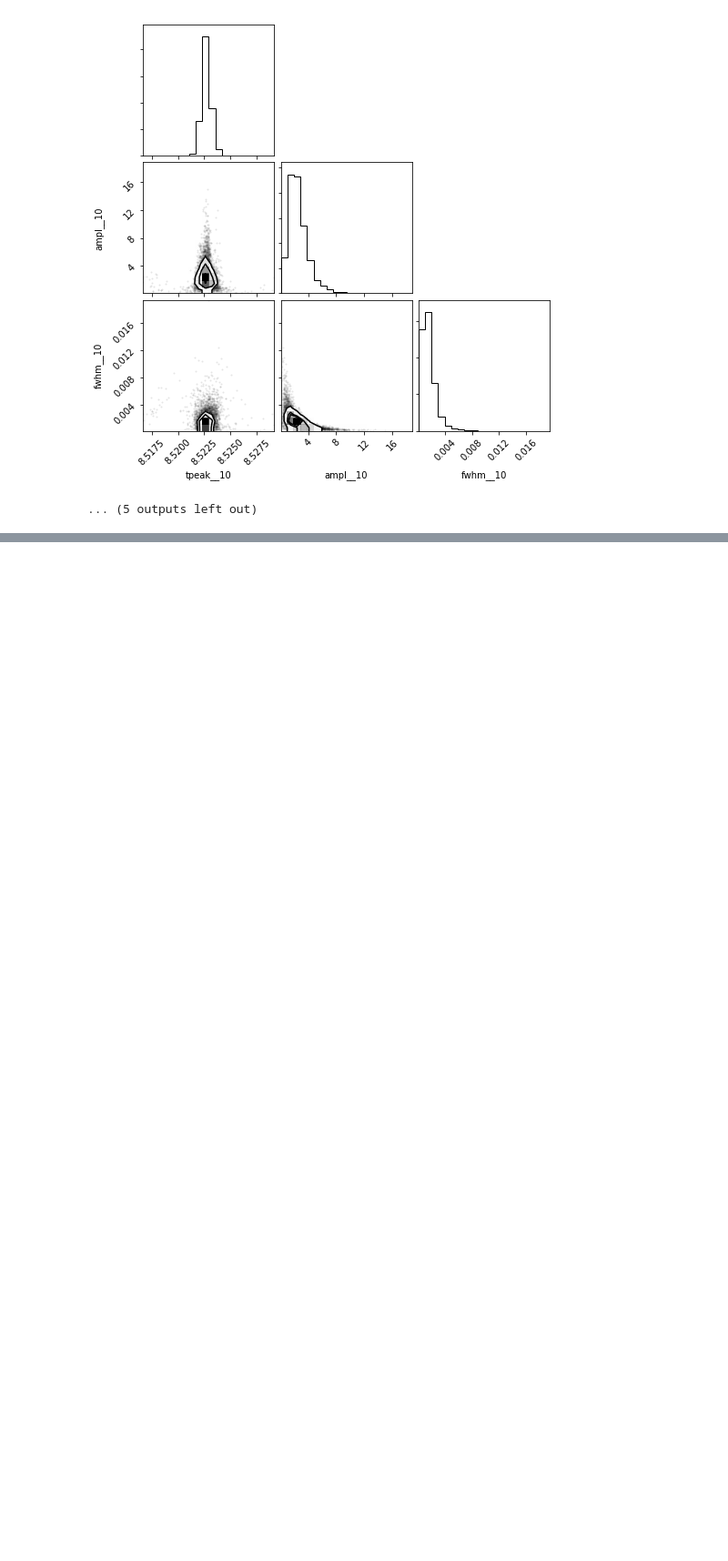
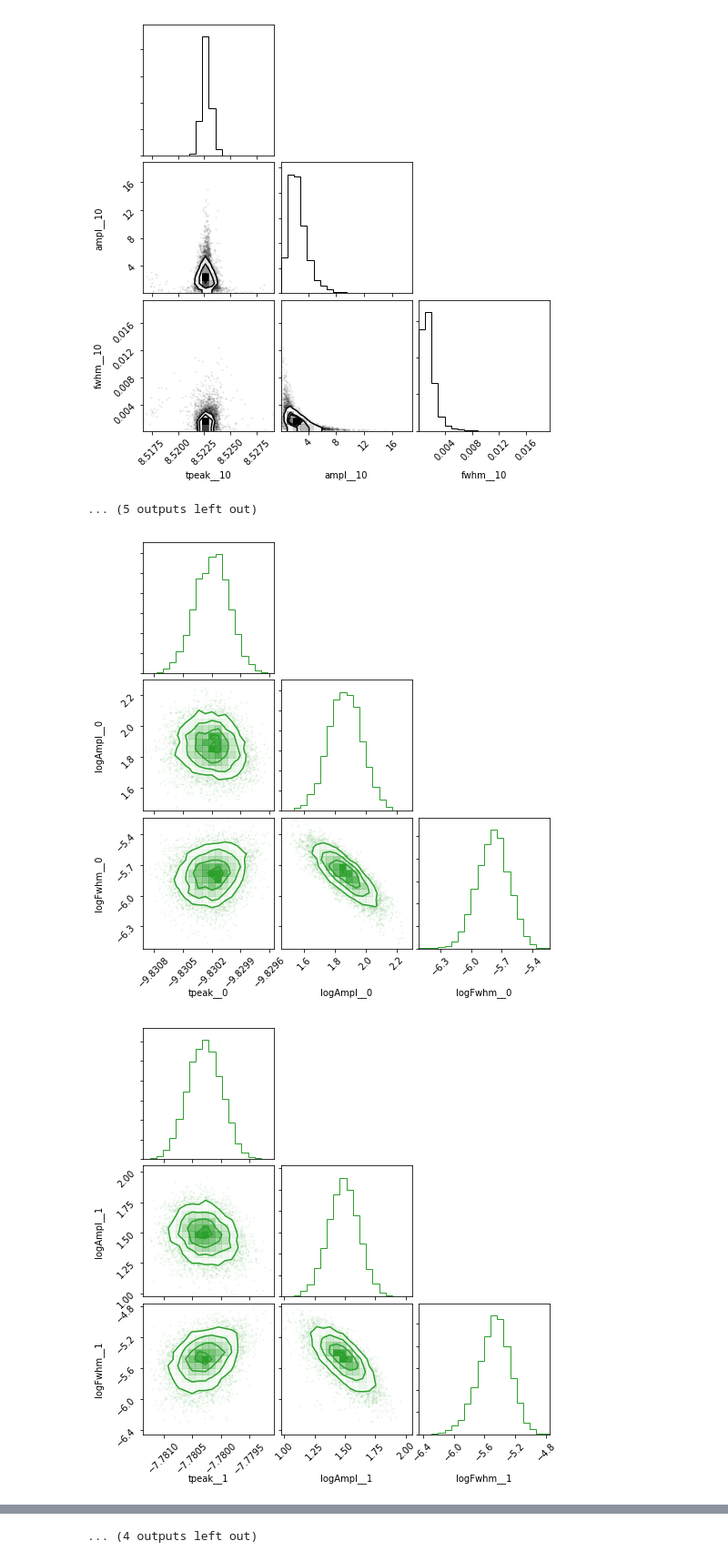
Before and after one commit to mrtommyb/xoflares, a Jupyter notebook: notebooks/xoflares-real-star.ipynb, the cells around one changed output, grey strips where cells are left out. Shown at 91% size. Cells and saved outputs as stored; diff of their text form; code cells hidden in the pictures; blank space fills up the shorter version.

Commit message:
plotting log corner plots

```diff
--- a/notebooks/xoflares-real-star.ipynb
+++ b/notebooks/xoflares-real-star.ipynb
@@ -321,3 +321,12 @@ WARNING:root:Too few points to create valid contours
 [figure]
 [figure]
 ... (5 outputs left out)
+# %%
+samples = pm.trace_to_dataframe(trace, varnames=['tpeak', 'logAmpl', 'logFwhm'])
+for i in range(trace['tpeak'].shape[1]):
+    corner.corner(samples.loc[:,
+                              ['tpeak__{}'.format(i), 'logAmpl__{}'.format(i),
+                               'logFwhm__{}'.format(i)]], color='C2');
+# %% [output]
+[figure, added]
+[figure, added]
@@ -323,0 +343 @@ WARNING:root:Too few points to create valid contours
+... (4 outputs left out)
```
Also changed, not shown: parts of 1 cell of this notebook.
